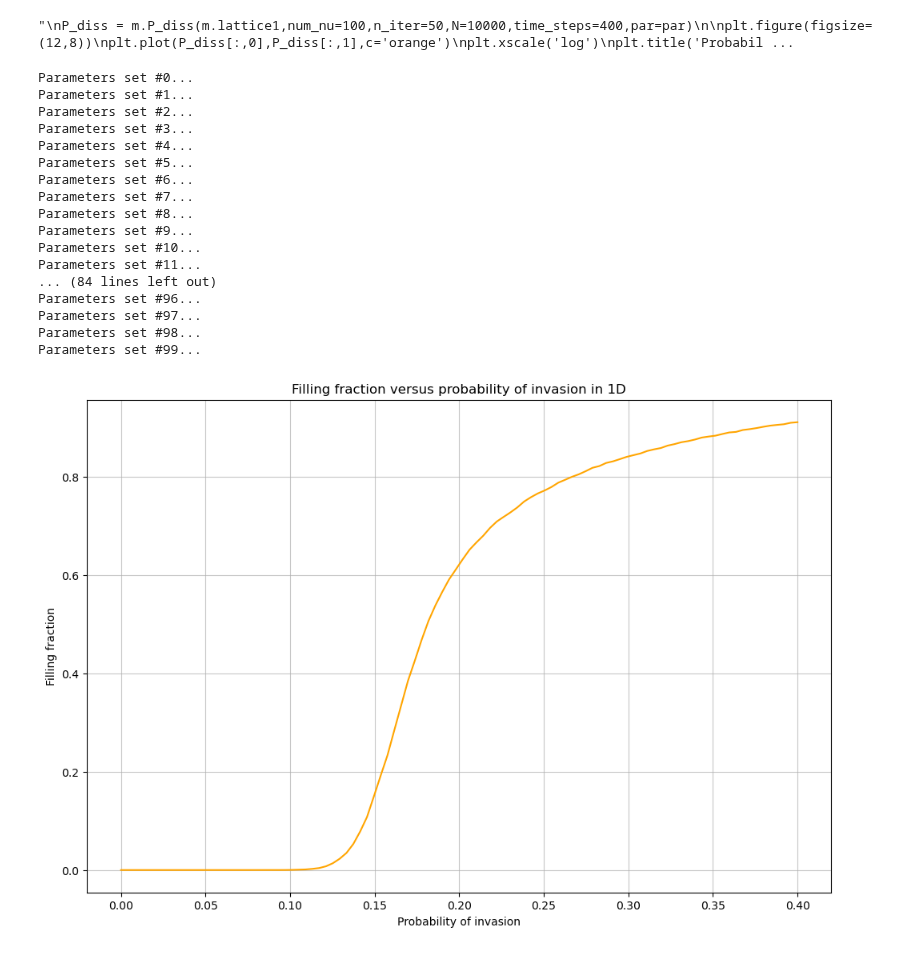
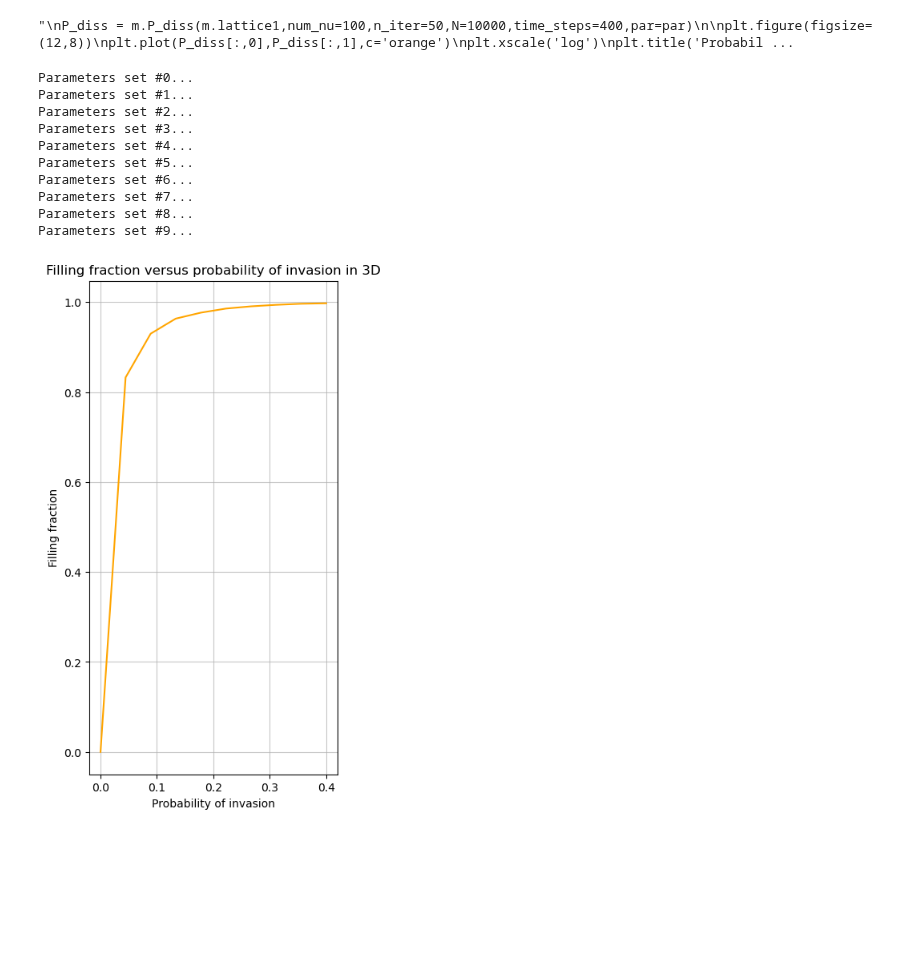
Before and after one commit to pietromalagoli/PCS, a Jupyter notebook: project.ipynb, the cells around one changed output. Drawn from its saved outputs; the diff is of its cells as text; code cells hidden in the pictures; blank space fills up the shorter version.

Commit message:
All 3 DP models up and running

```diff
--- a/project.ipynb
+++ b/project.ipynb
@@ -312,33 +312,28 @@ plt.show()
 "\nP_diss = m.P_diss(m.lattice1,num_nu=100,n_iter=50,N=10000,time_steps=400,par=par)\n\nplt.figure(figsize=(12,8))\nplt.plot(P_diss[:,0],P_diss[:,1],c='orange')\nplt.xscale('log')\nplt.title('Probabil ...
 # %%
 n_iter = 50     # number of iterations per set of parameters
-Pspan = np.linspace(0,0.4,100)     # set of probabiilty of invasion
-fillings = m.filling_fraction(model=m.DP1d,Pspan=Pspan,N=10000,timesteps=500,Pdis=0.1,n_iter=50)
+Pspan = np.linspace(0,0.4,10)     # set of probabiilty of invasion
+dim = 3
+models = [m.DP1d,m.DP2d,m.DP3d]
+fillings = m.filling_fraction(model=models[dim-1],Pspan=Pspan,N=10,timesteps=200,Pdis=0.05,n_iter=50)
 
-plt.figure(figsize=(12,8))
+plt.figure(figsize=(4,8))
 plt.plot(fillings[0,:],fillings[1,:],c='orange')
-plt.title('Filling fraction versus probability of invasion in 1D')
+plt.title(f'Filling fraction versus probability of invasion in {dim}D')
 plt.xlabel('Probability of invasion')
 plt.ylabel('Filling fraction')
 plt.grid(True,which='both',alpha=0.7)
-plt.savefig('plots/filling1D.png')
+plt.savefig(f'plots/filling{dim}D.png')
 plt.show()
 # %% [output]
 Parameters set #0...
 Parameters set #1...
 Parameters set #2...
 Parameters set #3...
 Parameters set #4...
 Parameters set #5...
 Parameters set #6...
 Parameters set #7...
 Parameters set #8...
 Parameters set #9...
-Parameters set #10...
-Parameters set #11...
-... (84 lines left out)
-Parameters set #96...
-Parameters set #97...
-Parameters set #98...
-Parameters set #99...
-[figure, old version]
+[figure, new version]
```
Also changed, not shown: parts of 4 cells of this notebook, 3 other files.
